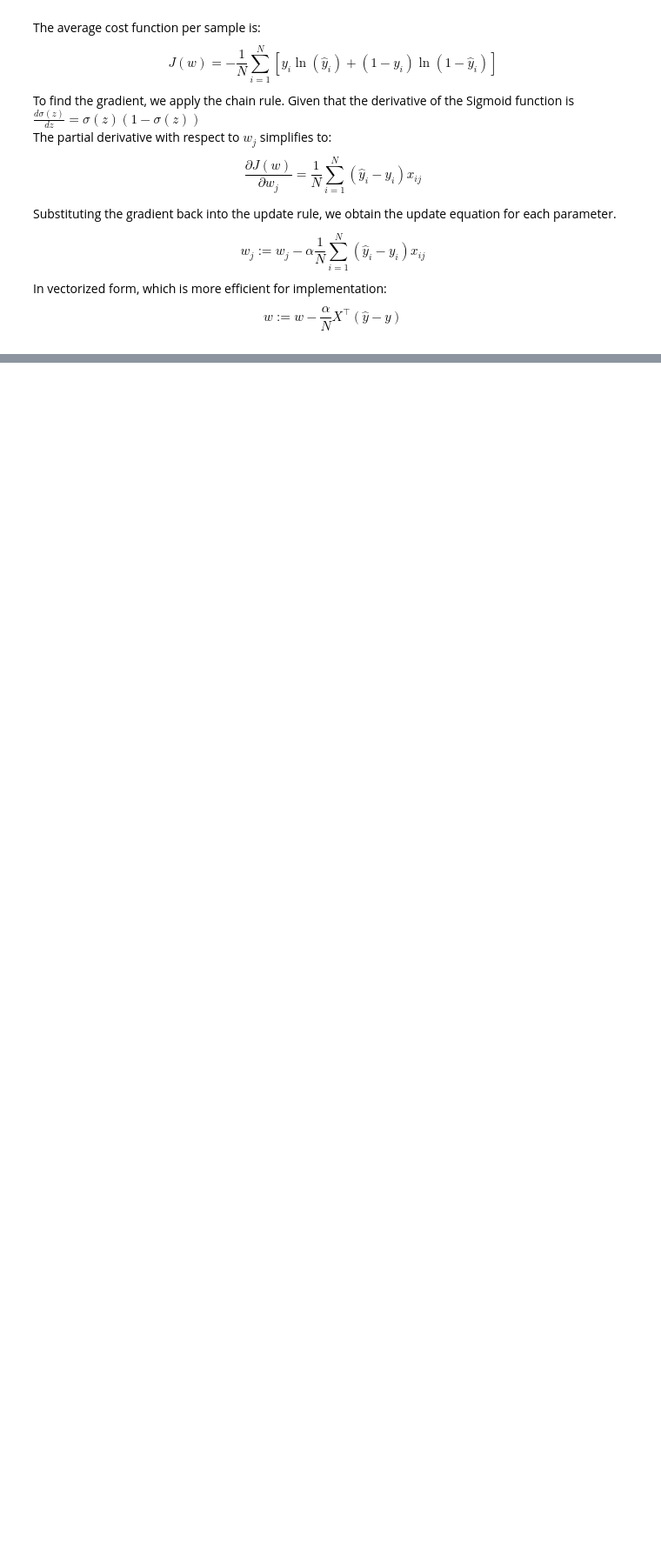
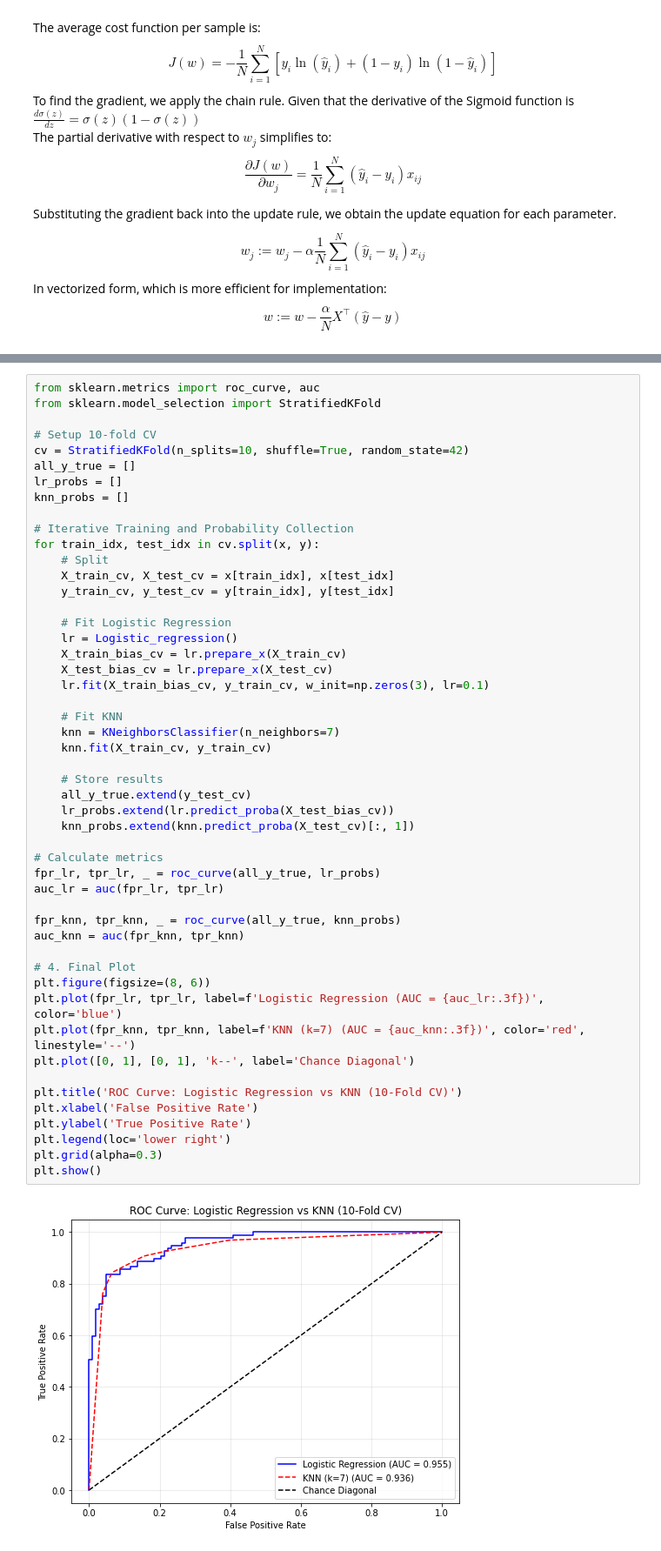
Before and after one commit to edwall201/Machine-Learning-26-Spring, a Jupyter notebook: assign3/assign3.ipynb, the cells around one changed output, grey strips where cells are left out. Shown at 87% size. Cells and saved outputs as stored; diff of their text form; blank space fills up the shorter version.

```diff
--- a/assign3/assign3.ipynb
+++ b/assign3/assign3.ipynb
@@ -100,0 +334,52 @@ $$w := w - \frac{\alpha}{N} X^\top (\hat{y} - y)$$
+# %%
+from sklearn.metrics import roc_curve, auc
+from sklearn.model_selection import StratifiedKFold
+
+# Setup 10-fold CV
+cv = StratifiedKFold(n_splits=10, shuffle=True, random_state=42)
+all_y_true = []
+lr_probs = []
+knn_probs = []
+
+# Iterative Training and Probability Collection
+for train_idx, test_idx in cv.split(x, y):
+    # Split
+    X_train_cv, X_test_cv = x[train_idx], x[test_idx]
+    y_train_cv, y_test_cv = y[train_idx], y[test_idx]
+
+    # Fit Logistic Regression
+    lr = Logistic_regression()
+    X_train_bias_cv = lr.prepare_x(X_train_cv)
+    X_test_bias_cv = lr.prepare_x(X_test_cv)
+    lr.fit(X_train_bias_cv, y_train_cv, w_init=np.zeros(3), lr=0.1)
+
+    # Fit KNN
+    knn = KNeighborsClassifier(n_neighbors=7)
+    knn.fit(X_train_cv, y_train_cv)
+
+    # Store results
+    all_y_true.extend(y_test_cv)
+    lr_probs.extend(lr.predict_proba(X_test_bias_cv))
+    knn_probs.extend(knn.predict_proba(X_test_cv)[:, 1])
+
+# Calculate metrics
+fpr_lr, tpr_lr, _ = roc_curve(all_y_true, lr_probs)
+auc_lr = auc(fpr_lr, tpr_lr)
+
+fpr_knn, tpr_knn, _ = roc_curve(all_y_true, knn_probs)
+auc_knn = auc(fpr_knn, tpr_knn)
+
+# 4. Final Plot
+plt.figure(figsize=(8, 6))
+plt.plot(fpr_lr, tpr_lr, label=f'Logistic Regression (AUC = {auc_lr:.3f})', color='blue')
+plt.plot(fpr_knn, tpr_knn, label=f'KNN (k=7) (AUC = {auc_knn:.3f})', color='red', linestyle='--')
+plt.plot([0, 1], [0, 1], 'k--', label='Chance Diagonal')
+
+plt.title('ROC Curve: Logistic Regression vs KNN (10-Fold CV)')
+plt.xlabel('False Positive Rate')
+plt.ylabel('True Positive Rate')
+plt.legend(loc='lower right')
+plt.grid(alpha=0.3)
+plt.show()
+# %% [output]
+[figure, added]
```
Also changed, not shown: parts of 18 cells of this notebook.
